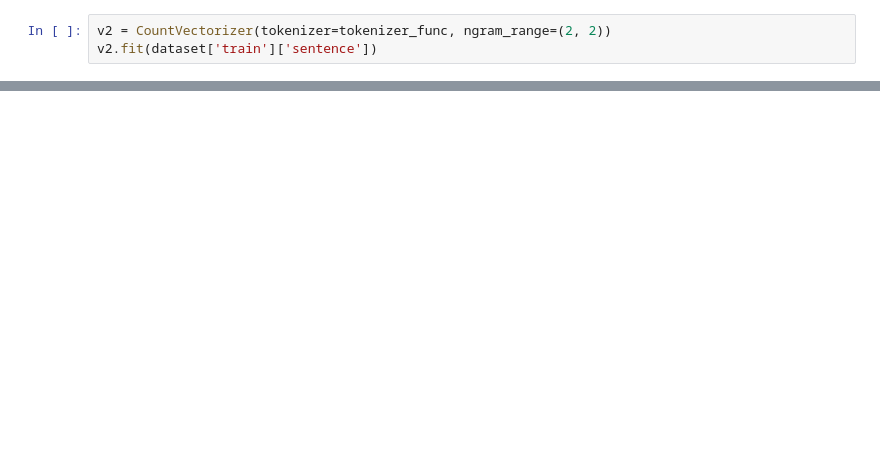
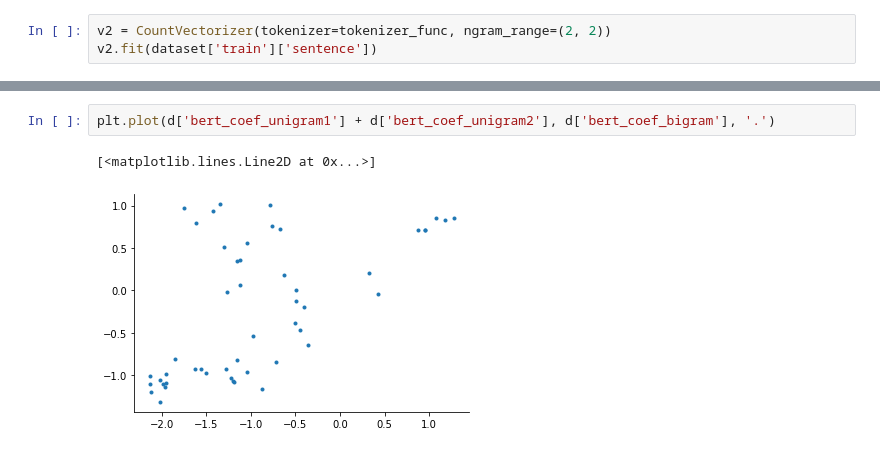
Before and after one commit to csinva/imodelsX, a Jupyter notebook: 07_analyze_embeddings.ipynb, the cells around one changed output, grey strips where cells are left out. Saved outputs shown, nothing was run; the diff lists cells and outputs as text; blank space fills up the shorter version.

```diff
--- a/07_analyze_embeddings.ipynb
+++ b/07_analyze_embeddings.ipynb
@@ -219,0 +278,5 @@ df2.sort_values('interaction_score', ascending=False).round(2).head(100)
+# %%
+plt.plot(d['bert_coef_unigram1'] + d['bert_coef_unigram2'], d['bert_coef_bigram'], '.')
+# %% [output]
+[<matplotlib.lines.Line2D at 0x...>]
+[figure, added]
```
Also changed, not shown: parts of 33 cells of this notebook.
